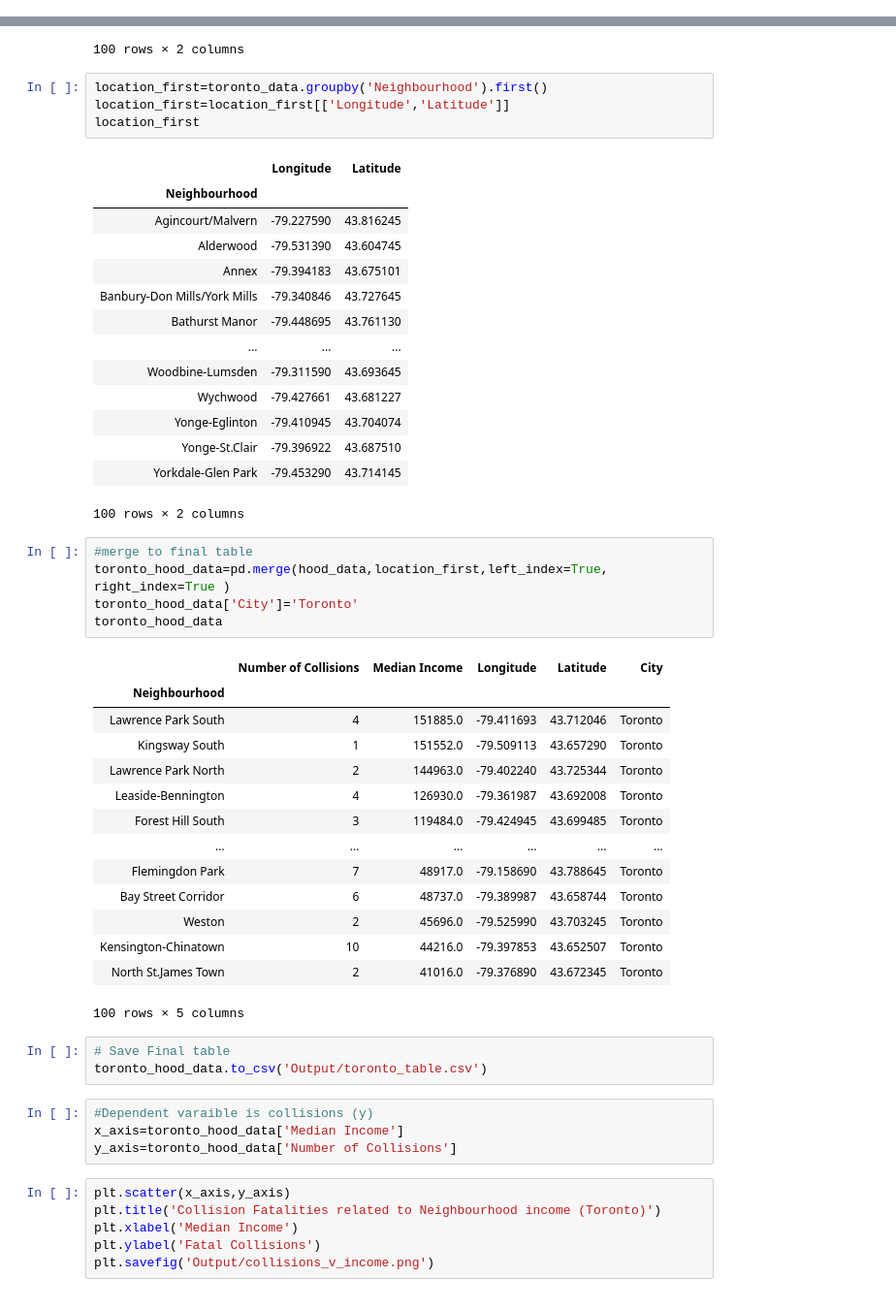
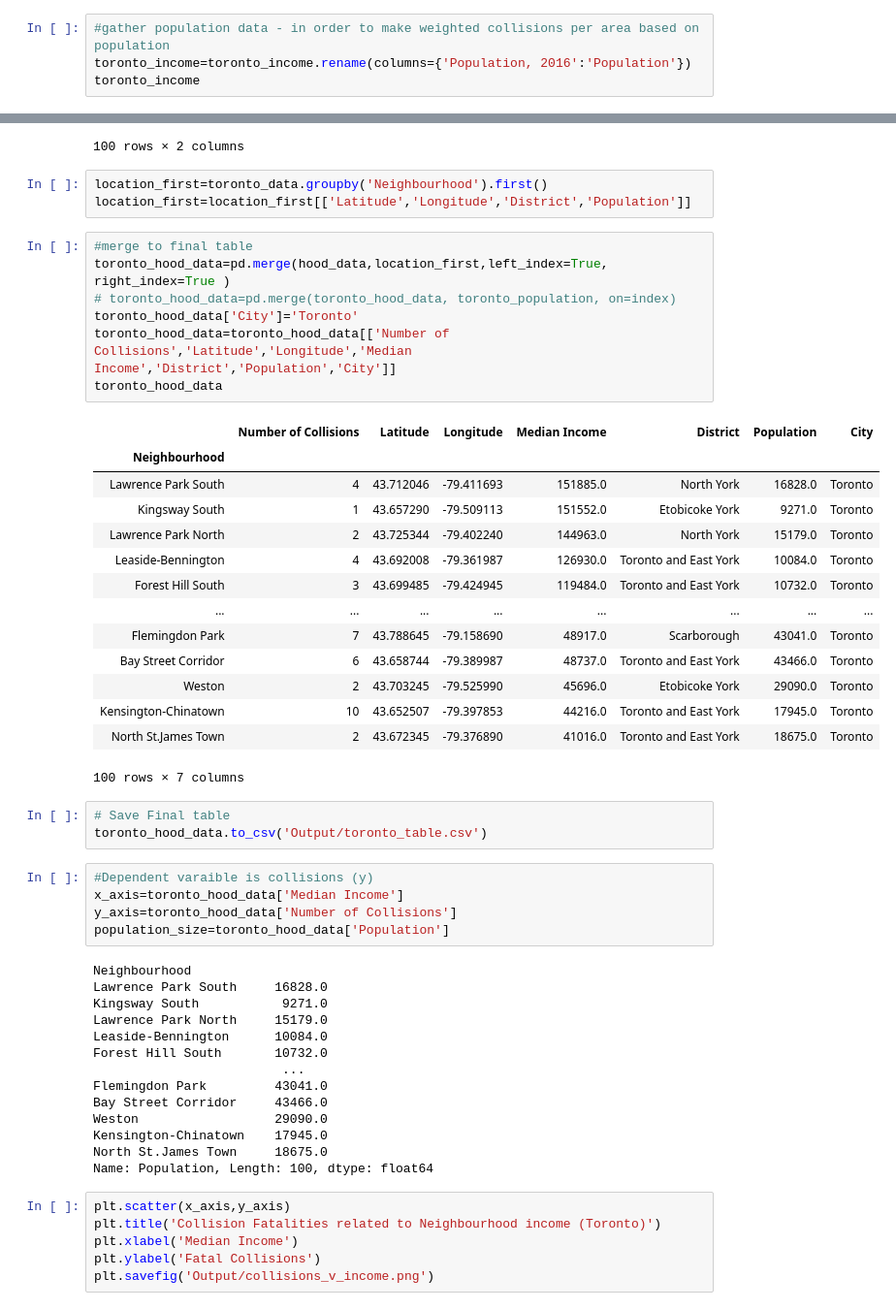
Before and after one commit to nupurgupta5292/SES-vs-Fatal-Road-Collisions, a Jupyter notebook: Toronto/toronto_neighbourhoods.ipynb, the cells around one changed output, grey strips where cells are left out. Shown: that part at 97% size. Cells and saved outputs as stored; diff of their text form.

Commit message:
toronto population

```diff
--- a/Toronto/toronto_neighbourhoods.ipynb
+++ b/Toronto/toronto_neighbourhoods.ipynb
@@ -11,0 +27,4 @@ toronto_income= pd.read_csv('Resources/income_toronto.csv')
+# %%
+#gather population data - in order to make weighted collisions per area based on population
+toronto_income=toronto_income.rename(columns={'Population, 2016':'Population'})
+toronto_income
@@ -99,43 +132,29 @@ hood_data
 100 rows × 2 columns
 # %%
 location_first=toronto_data.groupby('Neighbourhood').first()
-location_first=location_first[['Longitude','Latitude']]
-location_first
+location_first=location_first[['Latitude','Longitude','District','Population']]
-# %% [output]
-|  | Longitude | Latitude |
-| Neighbourhood |  |  |
-| Agincourt/Malvern | -79.227590 | 43.816245 |
-| Alderwood | -79.531390 | 43.604745 |
-| Annex | -79.394183 | 43.675101 |
-| Banbury-Don Mills/York Mills | -79.340846 | 43.727645 |
-| Bathurst Manor | -79.448695 | 43.761130 |
-| ... | ... | ... |
-| Woodbine-Lumsden | -79.311590 | 43.693645 |
-| Wychwood | -79.427661 | 43.681227 |
-| Yonge-Eglinton | -79.410945 | 43.704074 |
-| Yonge-St.Clair | -79.396922 | 43.687510 |
-| Yorkdale-Glen Park | -79.453290 | 43.714145 |
-100 rows × 2 columns
 # %%
 #merge to final table
 toronto_hood_data=pd.merge(hood_data,location_first,left_index=True, right_index=True )
+# toronto_hood_data=pd.merge(toronto_hood_data, toronto_population, on=index)
 toronto_hood_data['City']='Toronto'
+toronto_hood_data=toronto_hood_data[['Number of Collisions','Latitude','Longitude','Median Income','District','Population','City']]
 toronto_hood_data
 # %% [output]
-|  | Number of Collisions | Median Income | Longitude | Latitude | City |
-| Neighbourhood |  |  |  |  |  |
-| Lawrence Park South | 4 | 151885.0 | -79.411693 | 43.712046 | Toronto |
-| Kingsway South | 1 | 151552.0 | -79.509113 | 43.657290 | Toronto |
-| Lawrence Park North | 2 | 144963.0 | -79.402240 | 43.725344 | Toronto |
-| Leaside-Bennington | 4 | 126930.0 | -79.361987 | 43.692008 | Toronto |
-| Forest Hill South | 3 | 119484.0 | -79.424945 | 43.699485 | Toronto |
-| ... | ... | ... | ... | ... | ... |
-| Flemingdon Park | 7 | 48917.0 | -79.158690 | 43.788645 | Toronto |
-| Bay Street Corridor | 6 | 48737.0 | -79.389987 | 43.658744 | Toronto |
-| Weston | 2 | 45696.0 | -79.525990 | 43.703245 | Toronto |
-| Kensington-Chinatown | 10 | 44216.0 | -79.397853 | 43.652507 | Toronto |
-| North St.James Town | 2 | 41016.0 | -79.376890 | 43.672345 | Toronto |
+|  | Number of Collisions | Latitude | Longitude | Median Income | District | Population | City |
+| Neighbourhood |  |  |  |  |  |  |  |
+| Lawrence Park South | 4 | 43.712046 | -79.411693 | 151885.0 | North York | 16828.0 | Toronto |
+| Kingsway South | 1 | 43.657290 | -79.509113 | 151552.0 | Etobicoke York | 9271.0 | Toronto |
+| Lawrence Park North | 2 | 43.725344 | -79.402240 | 144963.0 | North York | 15179.0 | Toronto |
+| Leaside-Bennington | 4 | 43.692008 | -79.361987 | 126930.0 | Toronto and East York | 10084.0 | Toronto |
+| Forest Hill South | 3 | 43.699485 | -79.424945 | 119484.0 | Toronto and East York | 10732.0 | Toronto |
+| ... | ... | ... | ... | ... | ... | ... | ... |
+| Flemingdon Park | 7 | 43.788645 | -79.158690 | 48917.0 | Scarborough | 43041.0 | Toronto |
+| Bay Street Corridor | 6 | 43.658744 | -79.389987 | 48737.0 | Toronto and East York | 43466.0 | Toronto |
+| Weston | 2 | 43.703245 | -79.525990 | 45696.0 | Etobicoke York | 29090.0 | Toronto |
+| Kensington-Chinatown | 10 | 43.652507 | -79.397853 | 44216.0 | Toronto and East York | 17945.0 | Toronto |
+| North St.James Town | 2 | 43.672345 | -79.376890 | 41016.0 | Toronto and East York | 18675.0 | Toronto |
-100 rows × 5 columns
+100 rows × 7 columns
 # %%
 # Save Final table
 toronto_hood_data.to_csv('Output/toronto_table.csv')
@@ -143,6 +162,21 @@ toronto_hood_data.to_csv('Output/toronto_table.csv')
 #Dependent varaible is collisions (y)
 x_axis=toronto_hood_data['Median Income']
 y_axis=toronto_hood_data['Number of Collisions']
+population_size=toronto_hood_data['Population']
+# %% [output]
+Neighbourhood
+Lawrence Park South     16828.0
+Kingsway South           9271.0
+Lawrence Park North     15179.0
+Leaside-Bennington      10084.0
+Forest Hill South       10732.0
+                         ...
+Flemingdon Park         43041.0
+Bay Street Corridor     43466.0
+Weston                  29090.0
+Kensington-Chinatown    17945.0
+North St.James Town     18675.0
+Name: Population, Length: 100, dtype: float64
 # %%
 plt.scatter(x_axis,y_axis)
 plt.title('Collision Fatalities related to Neighbourhood income (Toronto)')
```
Also changed, not shown: parts of 6 cells of this notebook, 12 other files.
